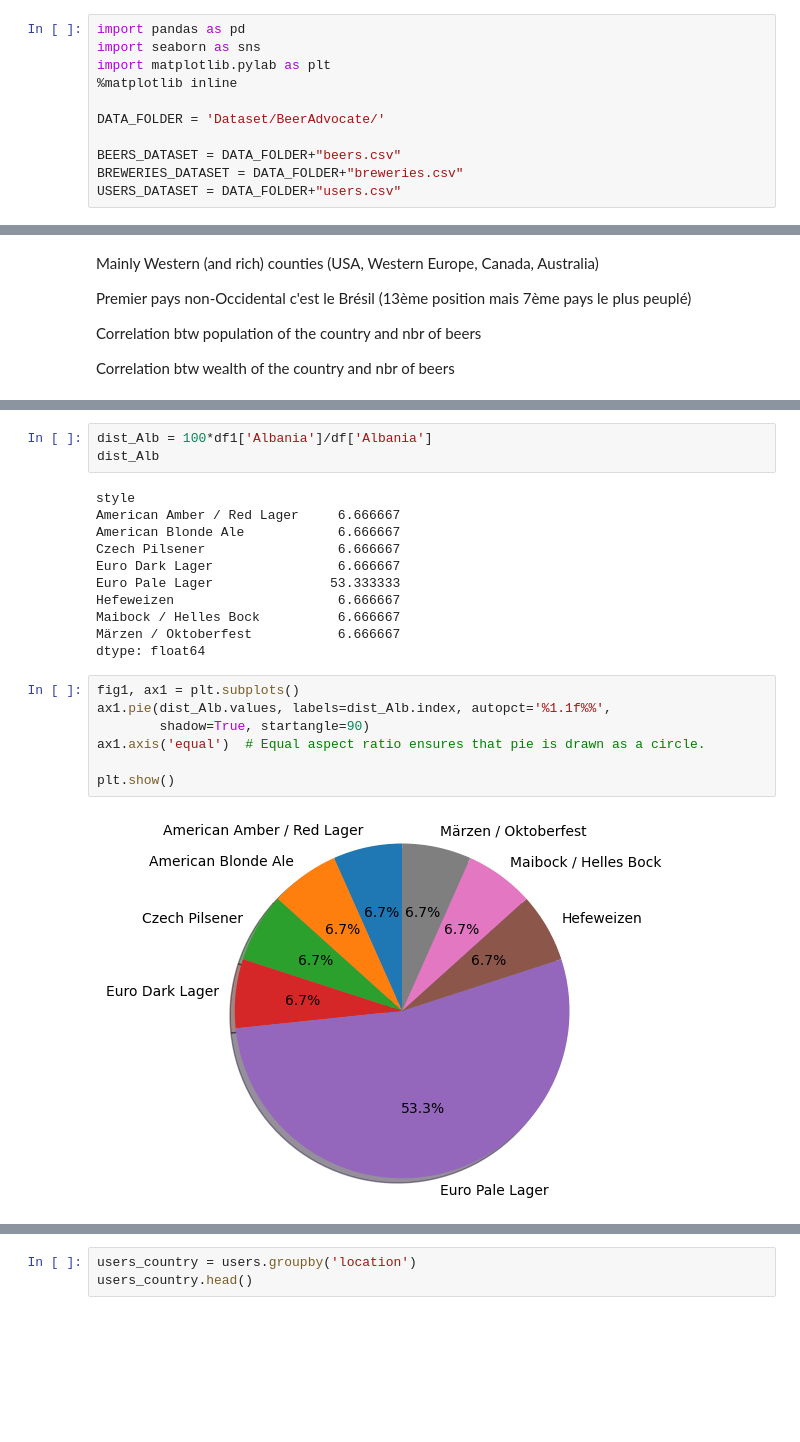
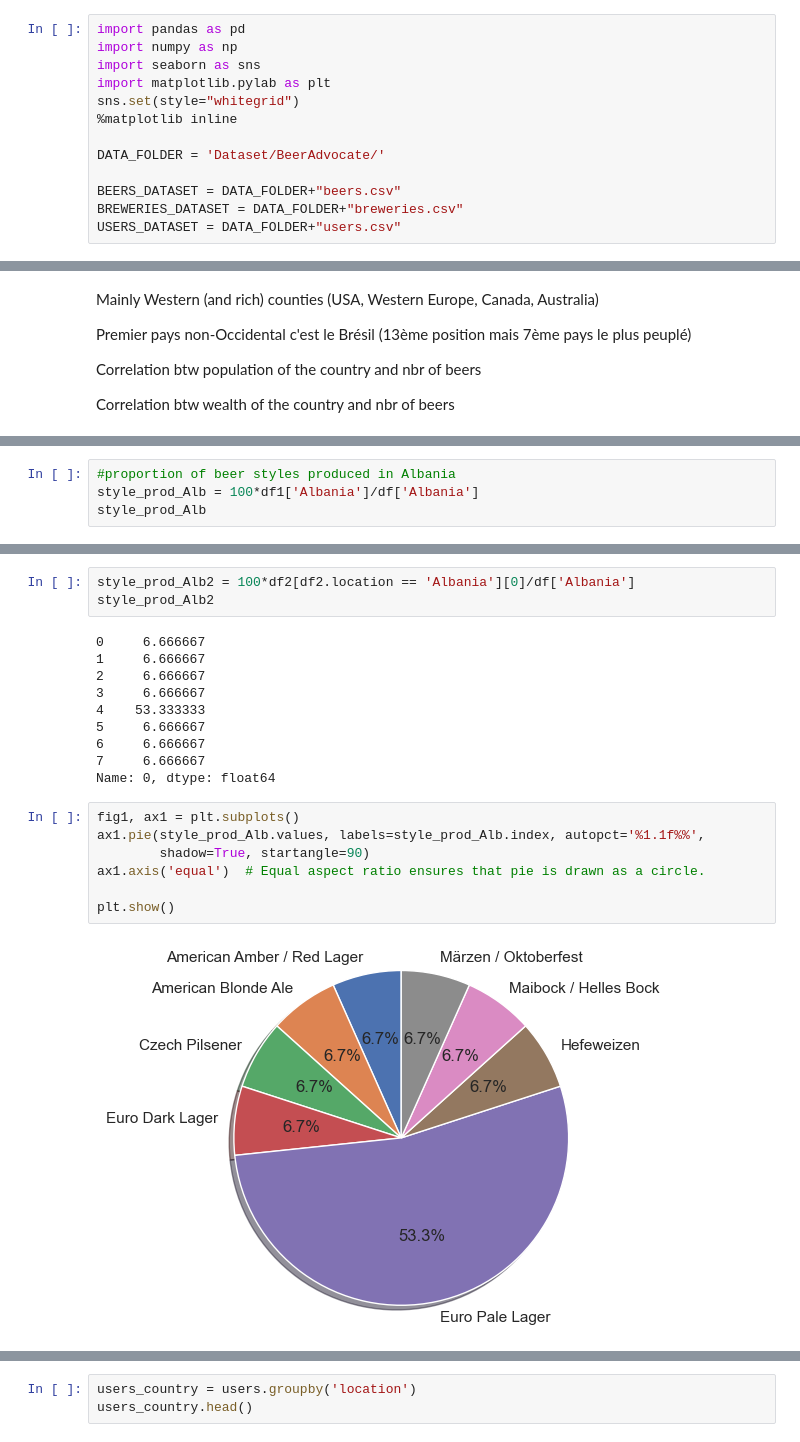
Before and after one commit to epfl-ada/ada-2022-project-toohottohoot, a Jupyter notebook: milestone2/Milestone2.ipynb, the cells around one changed output, grey strips where cells are left out. Drawn from its saved outputs; the diff is of its cells as text; blank space fills up the shorter version.

```diff
--- a/milestone2/Milestone2.ipynb
+++ b/milestone2/Milestone2.ipynb
@@ -1,7 +1,9 @@
 # %%
 import pandas as pd
+import numpy as np
 import seaborn as sns
 import matplotlib.pylab as plt
+sns.set(style="whitegrid")
 %matplotlib inline
 
 DATA_FOLDER = 'Dataset/BeerAdvocate/'
@@ -196,0 +205,4 @@ dtype: int64
+# %%
+#proportion of beer styles produced in Albania
+style_prod_Alb = 100*df1['Albania']/df['Albania']
+style_prod_Alb
@@ -197,23 +220,22 @@ dtype: int64
 # %%
-dist_Alb = 100*df1['Albania']/df['Albania']
-dist_Alb
+style_prod_Alb2 = 100*df2[df2.location == 'Albania'][0]/df['Albania']
+style_prod_Alb2
 # %% [output]
-style
-American Amber / Red Lager     6.666667
-American Blonde Ale            6.666667
-Czech Pilsener                 6.666667
-Euro Dark Lager                6.666667
-Euro Pale Lager               53.333333
-Hefeweizen                     6.666667
-Maibock / Helles Bock          6.666667
-Märzen / Oktoberfest           6.666667
-dtype: float64
+0     6.666667
+1     6.666667
+2     6.666667
+3     6.666667
+4    53.333333
+5     6.666667
+6     6.666667
+7     6.666667
+Name: 0, dtype: float64
 # %%
 fig1, ax1 = plt.subplots()
-ax1.pie(dist_Alb.values, labels=dist_Alb.index, autopct='%1.1f%%',
+ax1.pie(style_prod_Alb.values, labels=style_prod_Alb.index, autopct='%1.1f%%',
         shadow=True, startangle=90)
 ax1.axis('equal')  # Equal aspect ratio ensures that pie is drawn as a circle.
 
 plt.show()
 # %% [output]
-[figure, old version]
+[figure, new version]
```
Also changed, not shown: parts of 59 cells of this notebook, 17 other files.
